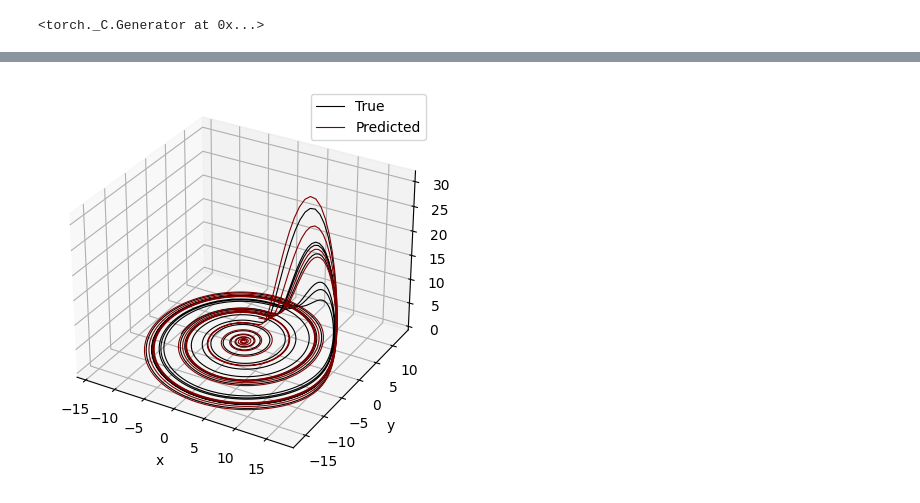
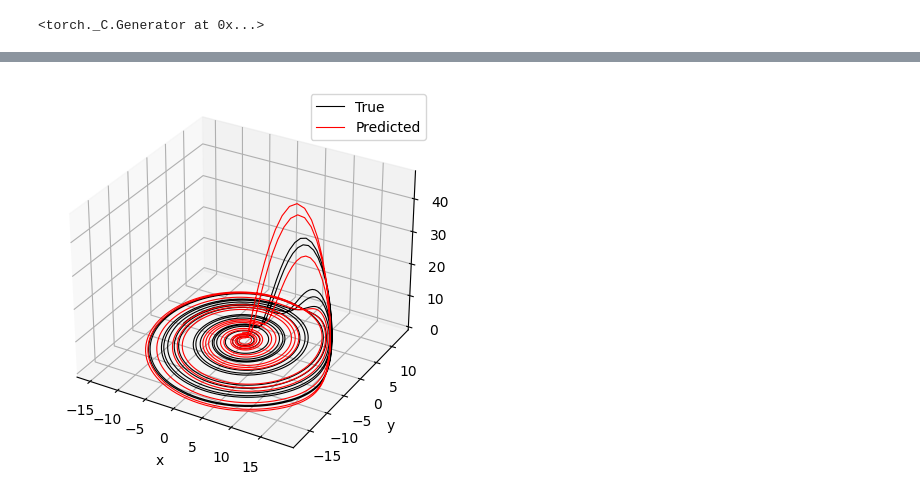
Before and after one commit to issaramro/RecoveringDynamics, a Jupyter notebook: ae_known_equ.ipynb, the cells around one changed output, grey strips where cells are left out. Cells and saved outputs as stored; diff of their text form; code cells hidden in the pictures.

```diff
--- a/ae_known_equ.ipynb
+++ b/ae_known_equ.ipynb
@@ -20,7 +11,7 @@ a, b, c = 0.15, 0.2, 10
 h = np.pi/100
 t = np.arange(0,100,h)
 n = len(t)
-x0 =[0.1,1,0.1]
+x0 =[0,1,0]
 xs,ys,zs = Solution(Rossler, x0, t, [a,b,c])
 tau = 17
 # %%
@@ -34,10 +25,7 @@ dv3 = np.gradient(v3, t[:len(v1)])
 # %%
 v = torch.tensor(np.array([v1, v2, v3]), dtype=torch.float32, requires_grad=True).T
 dvdt = torch.tensor(np.array([dv1, dv2, dv3]), dtype=torch.float32, requires_grad=True).T
-input_dim = 3
-latent_dim = 3
-poly_order = 2
-autoencoder = Autoencoder(tau, rossler_system=True, l = {'l1': 0, 'l2': 0, 'l3': 0, 'l4': 0, 'l5': 0, 'l6': 0, 'l1_system': 0, 'l2_system':0})
+autoencoder = Autoencoder(tau, RosslerSystem=True, l = {'l1': 1e-1, 'l2': 1e-1, 'l3': 0, 'l4': 0, 'l5': 0, 'l6': 0, 'l1_rossler': 1e-2, 'l2_rossler':1e-2})
 learning_rate = 1e-3
 num_epochs = 1000
 criterion = nn.MSELoss()
@@ -85,19 +69,19 @@ plot(xs, ys, zs, v1, v2, v3, x_ae, y_ae, z_ae)
 # %%
 a = autoencoder.a.item()
 b = autoencoder.b.item()
 c = autoencoder.c.item()
 
 x,y,z = Solution(Rossler, [x_ae[0], y_ae[0], z_ae[0]], t[:len(x_ae)], [a,b,c])
 
 fig = plt.figure(figsize=(9, 5))
 ax3d = fig.add_subplot(1, 1, 1, projection='3d')
 
 ax3d.plot(xs, ys, zs, lw=.8,label='True', color= 'k')
-ax3d.plot(x, y, z, lw=.8,label='Predicted', color= 'maroon')
+ax3d.plot(x, y, z, lw=.8,label='Predicted', color= 'r')
 ax3d.set_xlabel("x")
 ax3d.set_ylabel("y")
 ax3d.set_zlabel("z")
 ax3d.legend()
 plt.show()
 # %% [output]
-[figure, old version]
+[figure, new version]
```
Also changed, not shown: parts of 4 cells of this notebook, 12 other files.
